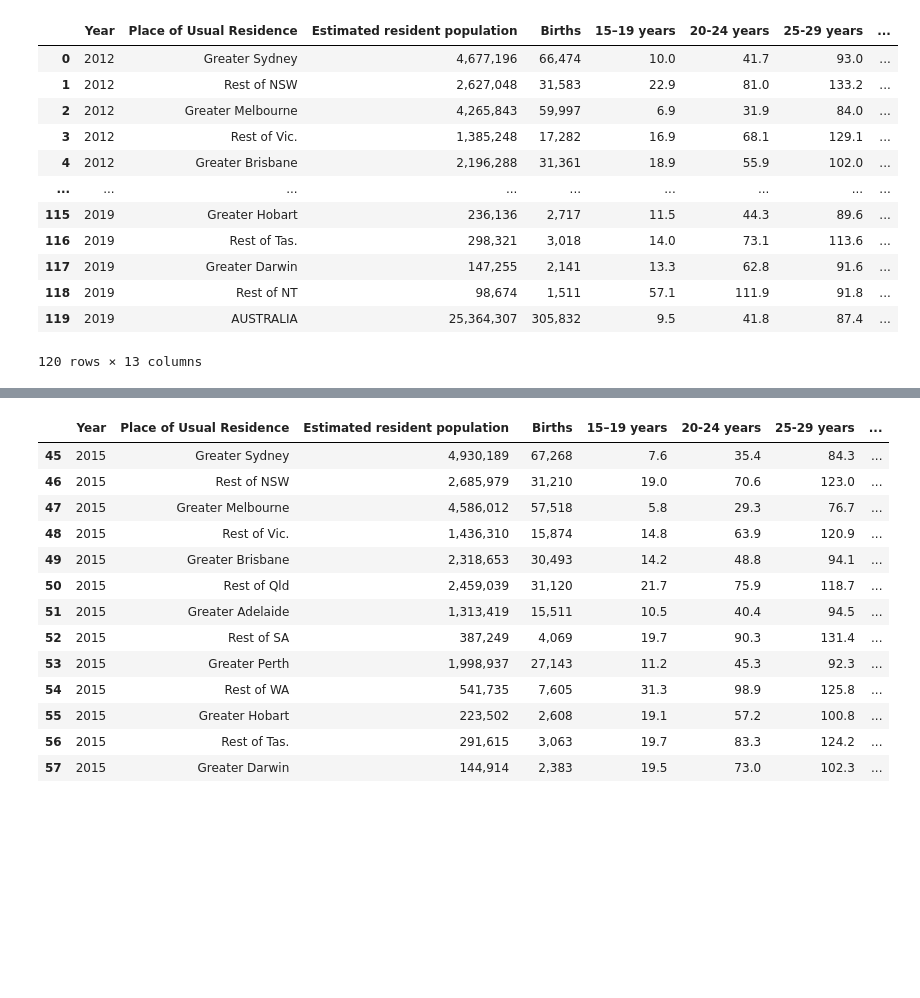
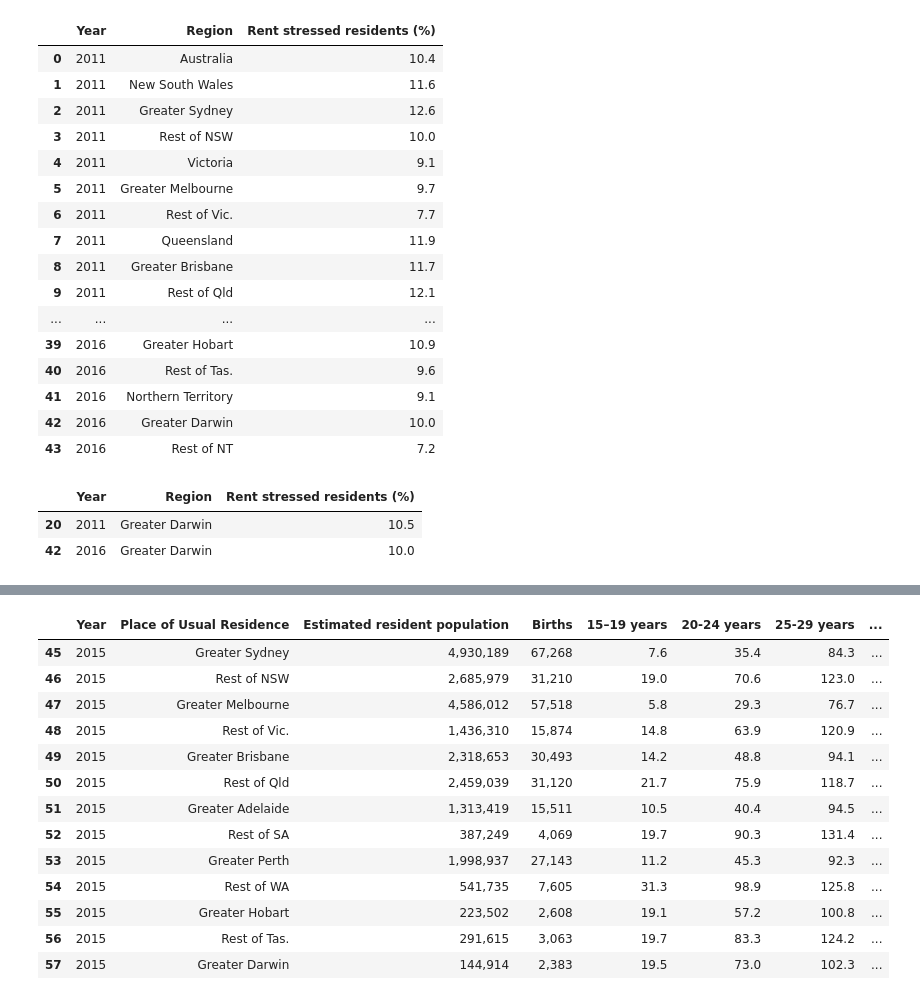
Before and after one commit to NathanJPotter/Team-Project-1, a Jupyter notebook: Project 1.ipynb, the cells around one changed output, grey strips where cells are left out. Saved outputs shown, nothing was run; the diff lists cells and outputs as text; code cells hidden in the pictures; blank space fills up the shorter version.

```diff
--- a/Project 1.ipynb
+++ b/Project 1.ipynb
@@ -28,19 +28,30 @@ rental_stress_df = pd.read_csv('Resources/rental stress over 29 per of income.cs
 
 christian_path = 'Resources/Christianity_percent.csv'
 christian_data = pd.read_csv(christian_path)
-
-birth_data_df
-# %% [output]
-|  | Year | Place of Usual Residence | Estimated resident population | Births | 15–19 years | 20-24 years | 25-29 years | ... |
-| 0 | 2012 | Greater Sydney | 4,677,196 | 66,474 | 10.0 | 41.7 | 93.0 | ... |
-| 1 | 2012 | Rest of NSW | 2,627,048 | 31,583 | 22.9 | 81.0 | 133.2 | ... |
-| 2 | 2012 | Greater Melbourne | 4,265,843 | 59,997 | 6.9 | 31.9 | 84.0 | ... |
-| 3 | 2012 | Rest of Vic. | 1,385,248 | 17,282 | 16.9 | 68.1 | 129.1 | ... |
-| 4 | 2012 | Greater Brisbane | 2,196,288 | 31,361 | 18.9 | 55.9 | 102.0 | ... |
-| ... | ... | ... | ... | ... | ... | ... | ... | ... |
-| 115 | 2019 | Greater Hobart | 236,136 | 2,717 | 11.5 | 44.3 | 89.6 | ... |
-| 116 | 2019 | Rest of Tas. | 298,321 | 3,018 | 14.0 | 73.1 | 113.6 | ... |
-| 117 | 2019 | Greater Darwin | 147,255 | 2,141 | 13.3 | 62.8 | 91.6 | ... |
-| 118 | 2019 | Rest of NT | 98,674 | 1,511 | 57.1 | 111.9 | 91.8 | ... |
-| 119 | 2019 | AUSTRALIA | 25,364,307 | 305,832 | 9.5 | 41.8 | 87.4 | ... |
-120 rows × 13 columns
+# %%
+rental_stress_df
+# %% [output]
+|  | Year | Region | Rent stressed residents (%) |
+| 0 | 2011 | Australia | 10.4 |
+| 1 | 2011 | New South Wales | 11.6 |
+| 2 | 2011 | Greater Sydney | 12.6 |
+| 3 | 2011 | Rest of NSW | 10.0 |
+| 4 | 2011 | Victoria | 9.1 |
+| 5 | 2011 | Greater Melbourne | 9.7 |
+| 6 | 2011 | Rest of Vic. | 7.7 |
+| 7 | 2011 | Queensland | 11.9 |
+| 8 | 2011 | Greater Brisbane | 11.7 |
+| 9 | 2011 | Rest of Qld | 12.1 |
+| ... | ... | ... | ... |
+| 39 | 2016 | Greater Hobart | 10.9 |
+| 40 | 2016 | Rest of Tas. | 9.6 |
+| 41 | 2016 | Northern Territory | 9.1 |
+| 42 | 2016 | Greater Darwin | 10.0 |
+| 43 | 2016 | Rest of NT | 7.2 |
+# %%
+syd_rent_dr = rental_stress_df.loc[rental_stress_df['Region'] == "Greater Darwin"]
+syd_rent_dr
+# %% [output]
+|  | Year | Region | Rent stressed residents (%) |
+| 20 | 2011 | Greater Darwin | 10.5 |
+| 42 | 2016 | Greater Darwin | 10.0 |
```
Also changed, not shown: parts of 26 cells of this notebook, 8 other files.
